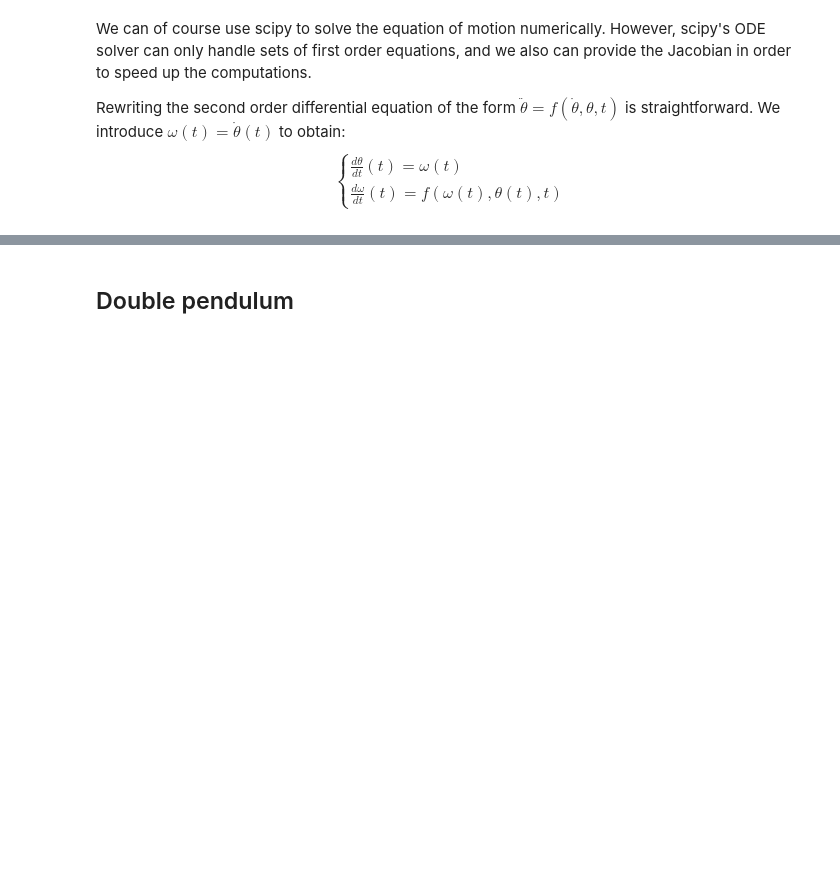
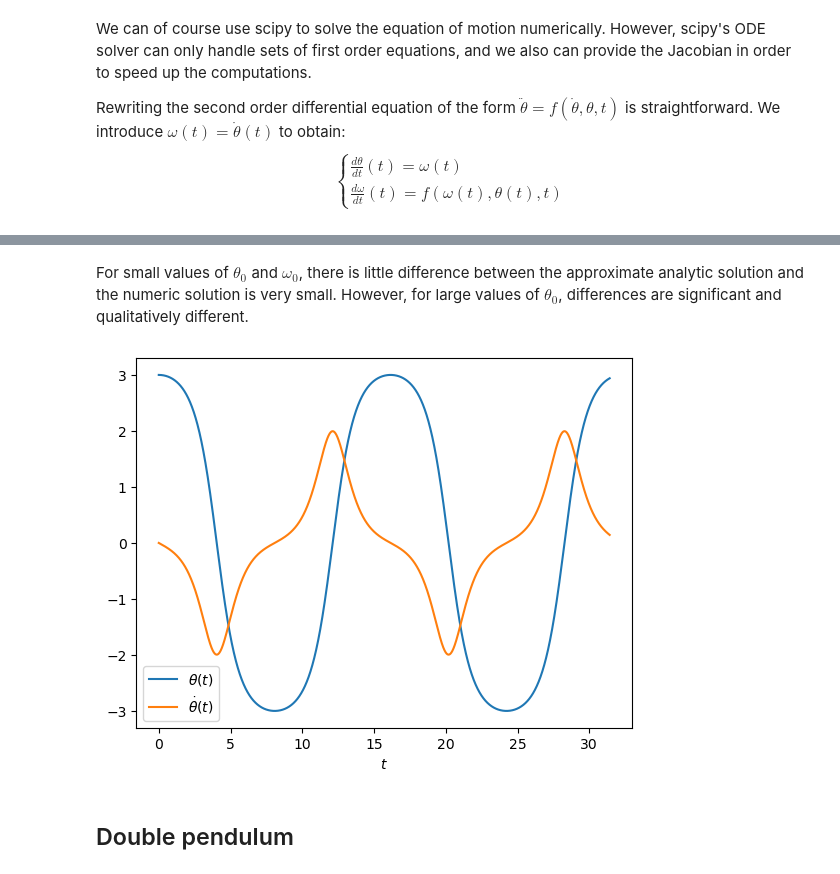
Before and after one commit to gjbex/Scientific-Python, a Jupyter notebook: source-code/sympy/pendulums.ipynb, the cells around one changed output, grey strips where cells are left out. Cells and saved outputs as stored; diff of their text form; code cells hidden in the pictures; blank space fills up the shorter version.

```diff
--- a/source-code/sympy/pendulums.ipynb
+++ b/source-code/sympy/pendulums.ipynb
@@ -197,3 +261,12 @@ $\displaystyle \left[\begin{matrix}0 & 1\\- \frac{g \cos{\left(\theta{\left(t \r
+# %% [markdown]
+For small values of $\theta_0$ and $\omega_0$, there is little difference between the approximate analytic solution and the numeric solution is very small.  However, for large values of $\theta_0$, differences are significant and qualitatively different.
+# %%
+t_vals, theta_vals, omega_vals = solve_system(t0=0.0, delta_t=0.005, t_max=10.0*np.pi,
+                                              theta0=3.0, omega0=0.0,
+                                              g=9.81, l=9.81)
+plot_solutions(t_vals, theta_vals, omega_vals)
+# %% [output]
+[figure, added]
 # %% [markdown]
 ## Double pendulum
 # %% [markdown]
```
Also changed, not shown: parts of 17 cells of this notebook.
